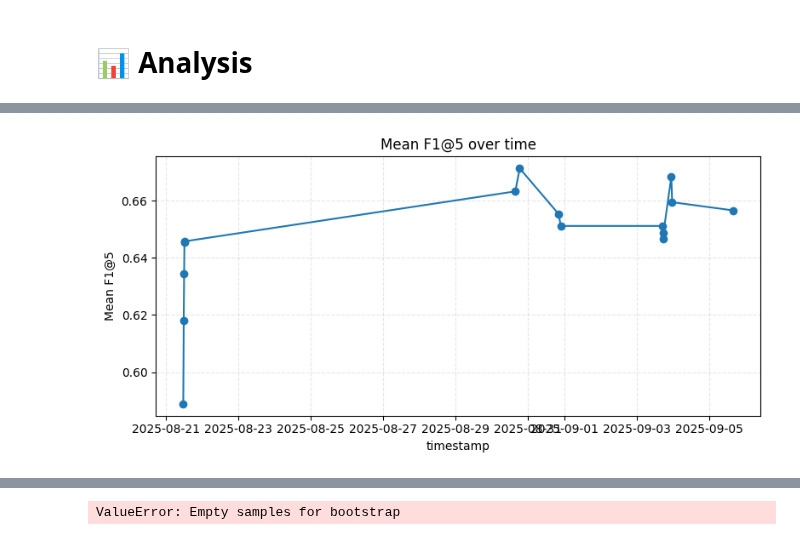
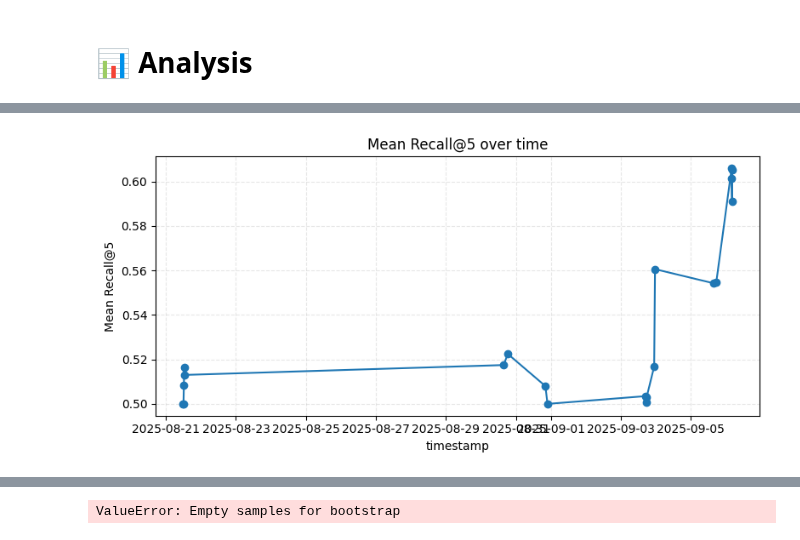
Before and after one commit to ATTIC-TOURS/rag, a Jupyter notebook: src/retriever_performance_analysis.ipynb, the cells around one changed output, grey strips where cells are left out. Saved outputs shown, nothing was run; the diff lists cells and outputs as text; code cells hidden in the pictures.

```diff
--- a/src/retriever_performance_analysis.ipynb
+++ b/src/retriever_performance_analysis.ipynb
@@ -530,6 +499,6 @@ def time_series(
     plt.show()
 # %%
 # 9) Time stability (if you have timestamp)
-time_series(df, metric="f1", k=5, resample=None, rolling=5)
+time_series(df, metric="recall", k=5, resample=None, rolling=5)
 # %% [output]
-[figure, old version]
+[figure, new version]
```
Also changed, not shown: parts of 17 cells of this notebook, 1 other file.
